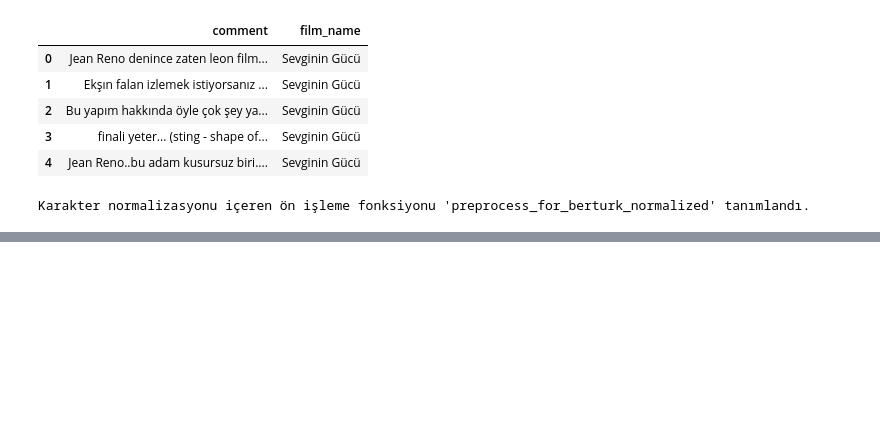
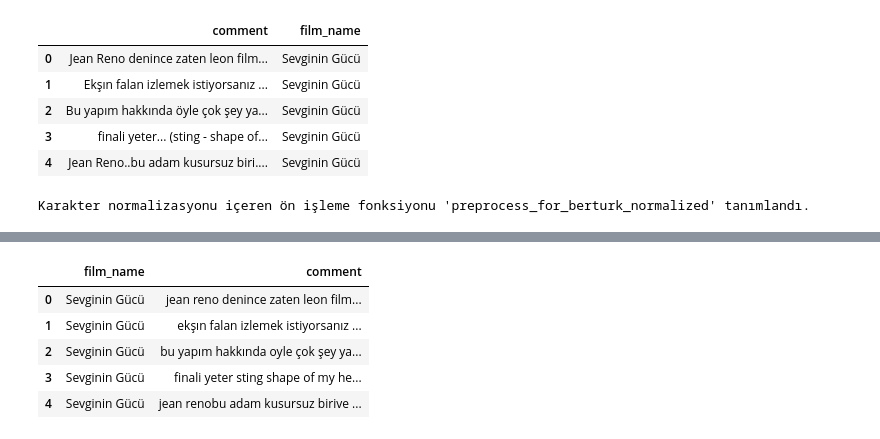
Before and after one commit to ecemsmsk27/sentiment-analysis-movie-recommendation, a Jupyter notebook: notebooks/data_preprocessing_turkish.ipynb, the cells around one changed output, grey strips where cells are left out. Cells and saved outputs as stored; diff of their text form; code cells hidden in the pictures; blank space fills up the shorter version.

```diff
--- a/notebooks/data_preprocessing_turkish.ipynb
+++ b/notebooks/data_preprocessing_turkish.ipynb
@@ -83,0 +103,12 @@ Karakter normalizasyonu içeren ön işleme fonksiyonu 'preprocess_for_berturk_n
+# %%
+df_processed = df.drop(columns=["comment"])
+df_processed.rename(columns={"processed_comment": "comment"}, inplace=True)
+# %%
+df_processed.head()
+# %% [output]
+|  | film_name | comment |
+| 0 | Sevginin Gücü | jean reno denince zaten leon film... |
+| 1 | Sevginin Gücü | ekşın falan izlemek istiyorsanız ... |
+| 2 | Sevginin Gücü | bu yapım hakkında oyle çok şey ya... |
+| 3 | Sevginin Gücü | finali yeter sting shape of my he... |
+| 4 | Sevginin Gücü | jean renobu adam kusursuz birive ... |
```
Also changed, not shown: parts of 5 cells of this notebook.
